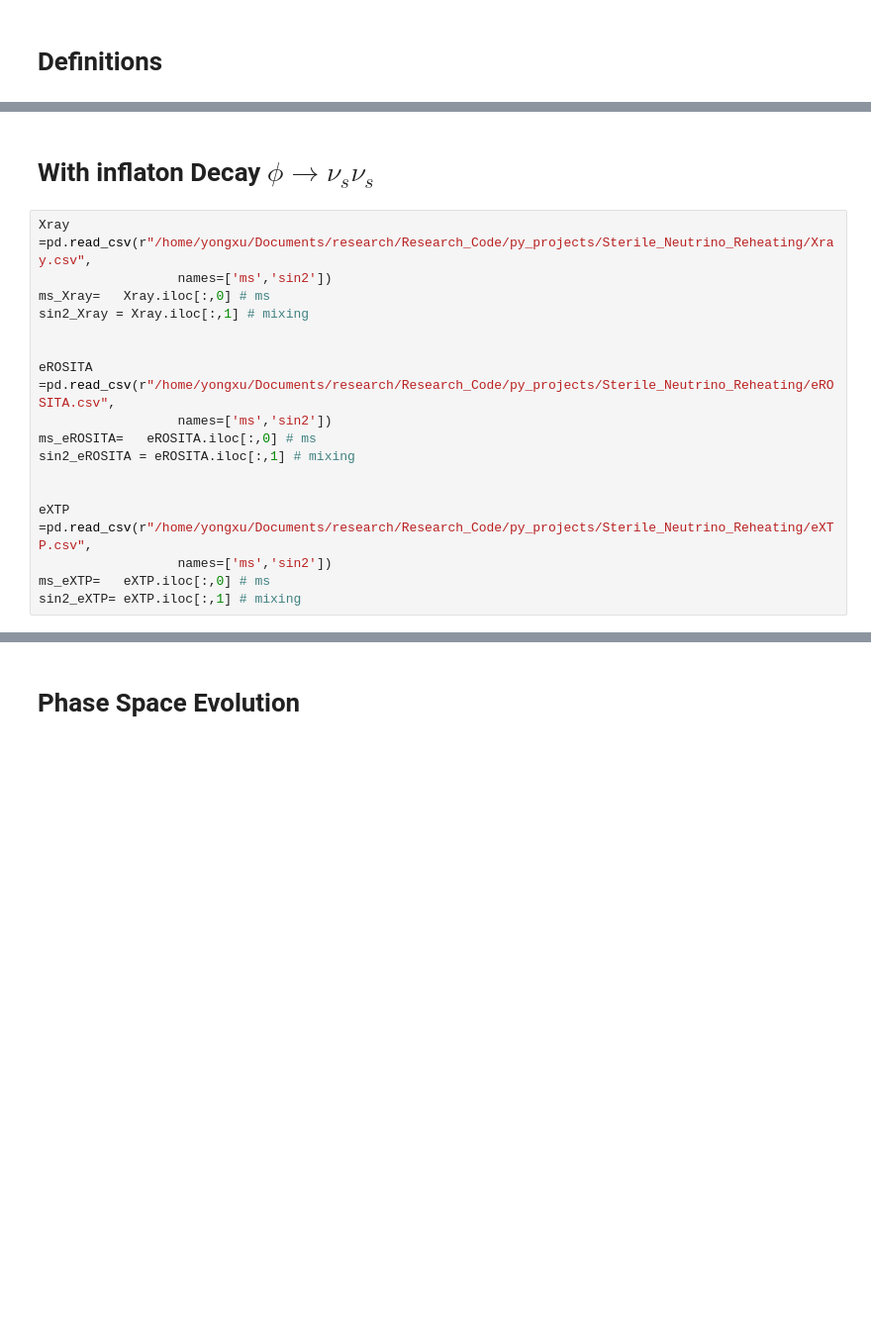
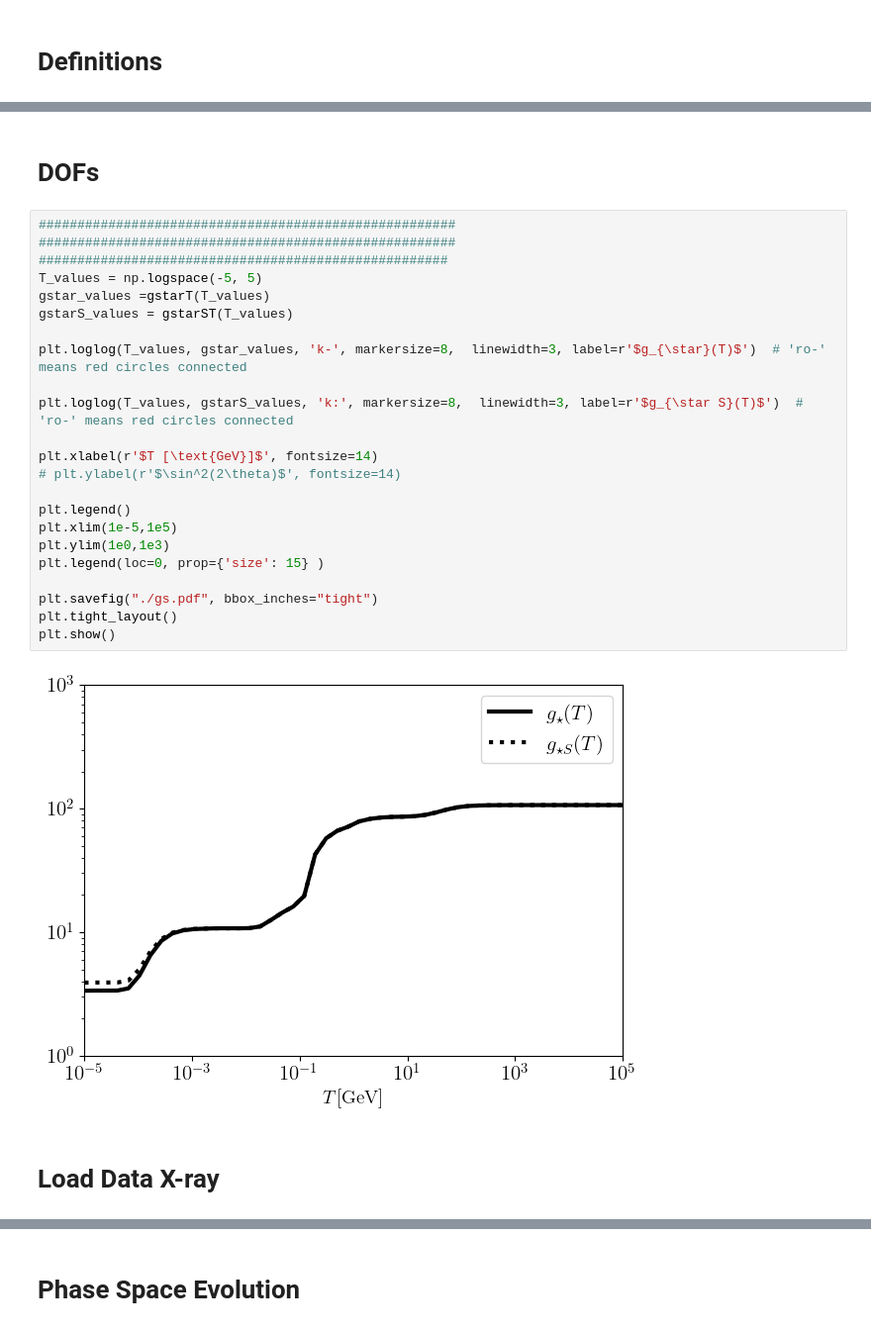
Before and after one commit to yongxuDM/Sterile-Neutrino, a Jupyter notebook: Sterile_Neutrino.ipynb, the cells around one changed output, grey strips where cells are left out. Shown at 99% size. Drawn from its saved outputs; the diff is of its cells as text; blank space fills up the shorter version.

```diff
--- a/Sterile_Neutrino.ipynb
+++ b/Sterile_Neutrino.ipynb
@@ -651,20 +694,30 @@ def plot_Ys(result, filename=None):
-# %% [markdown]
-# With inflaton Decay $ \phi \to \nu_s \nu_s$
-# %%
-Xray =pd.read_csv(r"/home/yongxu/Documents/research/Research_Code/py_projects/Sterile_Neutrino_Reheating/Xray.csv",
-                  names=['ms','sin2'])
-ms_Xray=   Xray.iloc[:,0] # ms
-sin2_Xray = Xray.iloc[:,1] # mixing
-
-
-eROSITA =pd.read_csv(r"/home/yongxu/Documents/research/Research_Code/py_projects/Sterile_Neutrino_Reheating/eROSITA.csv",
-                  names=['ms','sin2'])
-ms_eROSITA=   eROSITA.iloc[:,0] # ms
-sin2_eROSITA = eROSITA.iloc[:,1] # mixing
-
-
-eXTP =pd.read_csv(r"/home/yongxu/Documents/research/Research_Code/py_projects/Sterile_Neutrino_Reheating/eXTP.csv",
-                  names=['ms','sin2'])
-ms_eXTP=   eXTP.iloc[:,0] # ms
-sin2_eXTP= eXTP.iloc[:,1] # mixing
+# %% [markdown]
+# DOFs
+# %%
+######################################################
+######################################################
+#####################################################
+T_values = np.logspace(-5, 5)
+gstar_values =gstarT(T_values)
+gstarS_values = gstarST(T_values)
+
+plt.loglog(T_values, gstar_values, 'k-', markersize=8,  linewidth=3, label=r'$g_{\star}(T)$')  # 'ro-' means red circles connected
+
+plt.loglog(T_values, gstarS_values, 'k:', markersize=8,  linewidth=3, label=r'$g_{\star S}(T)$')  # 'ro-' means red circles connected
+
+plt.xlabel(r'$T [\text{GeV}]$', fontsize=14)
+# plt.ylabel(r'$\sin^2(2\theta)$', fontsize=14)
+
+plt.legend()
+plt.xlim(1e-5,1e5)
+plt.ylim(1e0,1e3)
+plt.legend(loc=0, prop={'size': 15} )
+
+plt.savefig("./gs.pdf", bbox_inches="tight")
+plt.tight_layout()
+plt.show()
+# %% [output]
+[figure, added]
+# %% [markdown]
+# Load Data X-ray
 # %%
```
Also changed, not shown: parts of 35 cells of this notebook.
